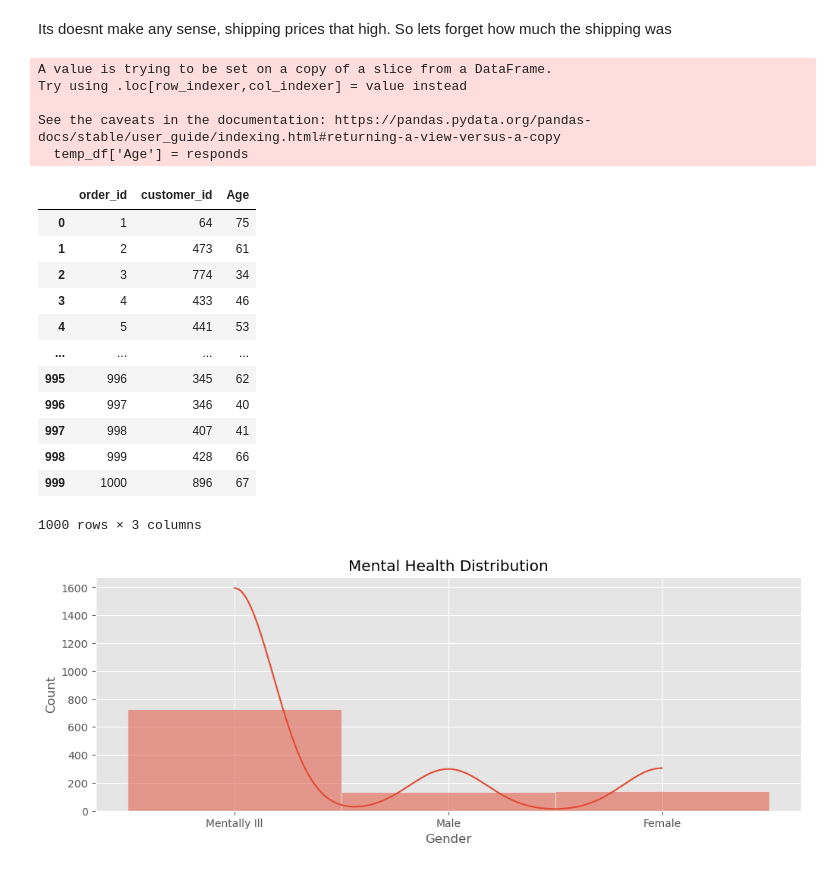
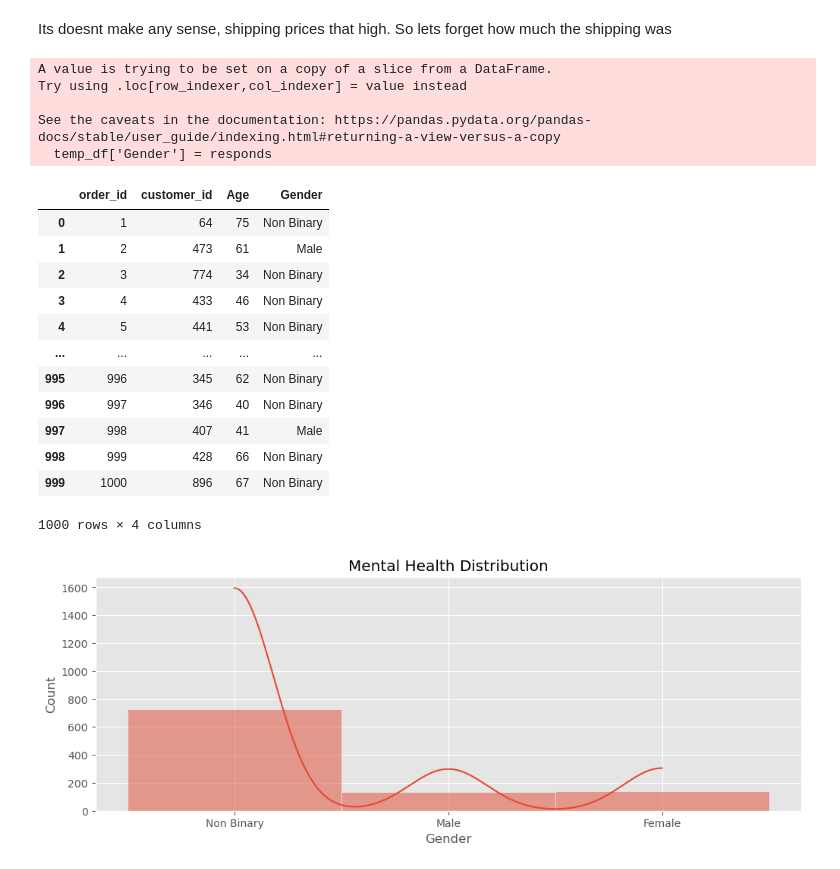
Before and after one commit to nuwbie-11/DataAnalytics101, a Jupyter notebook: shopping-cart-database/shopping.ipynb, the cells around one changed output. Cells and saved outputs as stored; diff of their text form; code cells hidden in the pictures.

```diff
--- a/shopping-cart-database/shopping.ipynb
+++ b/shopping-cart-database/shopping.ipynb
@@ -113,35 +113,35 @@ Its doesnt make any sense, shipping prices that high. So lets forget how much th
 responds = []
 
 for ids in orders.customer_id.values:
-    respond = customers[customers.customer_id == ids].age.values[0]
+    respond = customers[customers.customer_id == ids].gender.values[0]
     # print(respond)
-    # if respond not in ['Male','Female']:
-    #     respond = 'Mentally Ill'
+    if respond not in ['Male','Female']:
+        respond = 'Non Binary'
     responds.append(respond)
 # %%
-temp_df = orders[['order_id','customer_id']]
-temp_df['Age'] = responds
+# temp_df = orders[['order_id','customer_id']]
+temp_df['Gender'] = responds
 
 temp_df
 # %% [output]
 A value is trying to be set on a copy of a slice from a DataFrame.
 Try using .loc[row_indexer,col_indexer] = value instead
 
 See the caveats in the documentation: https://pandas.pydata.org/pandas-docs/stable/user_guide/indexing.html#returning-a-view-versus-a-copy
-  temp_df['Age'] = responds
+  temp_df['Gender'] = responds
-|  | order_id | customer_id | Age |
-| 0 | 1 | 64 | 75 |
-| 1 | 2 | 473 | 61 |
-| 2 | 3 | 774 | 34 |
-| 3 | 4 | 433 | 46 |
-| 4 | 5 | 441 | 53 |
-| ... | ... | ... | ... |
-| 995 | 996 | 345 | 62 |
-| 996 | 997 | 346 | 40 |
-| 997 | 998 | 407 | 41 |
-| 998 | 999 | 428 | 66 |
-| 999 | 1000 | 896 | 67 |
+|  | order_id | customer_id | Age | Gender |
+| 0 | 1 | 64 | 75 | Non Binary |
+| 1 | 2 | 473 | 61 | Male |
+| 2 | 3 | 774 | 34 | Non Binary |
+| 3 | 4 | 433 | 46 | Non Binary |
+| 4 | 5 | 441 | 53 | Non Binary |
+| ... | ... | ... | ... | ... |
+| 995 | 996 | 345 | 62 | Non Binary |
+| 996 | 997 | 346 | 40 | Non Binary |
+| 997 | 998 | 407 | 41 | Male |
+| 998 | 999 | 428 | 66 | Non Binary |
+| 999 | 1000 | 896 | 67 | Non Binary |
-1000 rows × 3 columns
+1000 rows × 4 columns
 # %%
 plt.figure(figsize=(12,4))
 sns.histplot(temp_df['Gender'],kde=True,bins=10)
```
Also changed, not shown: parts of 4 cells of this notebook.
